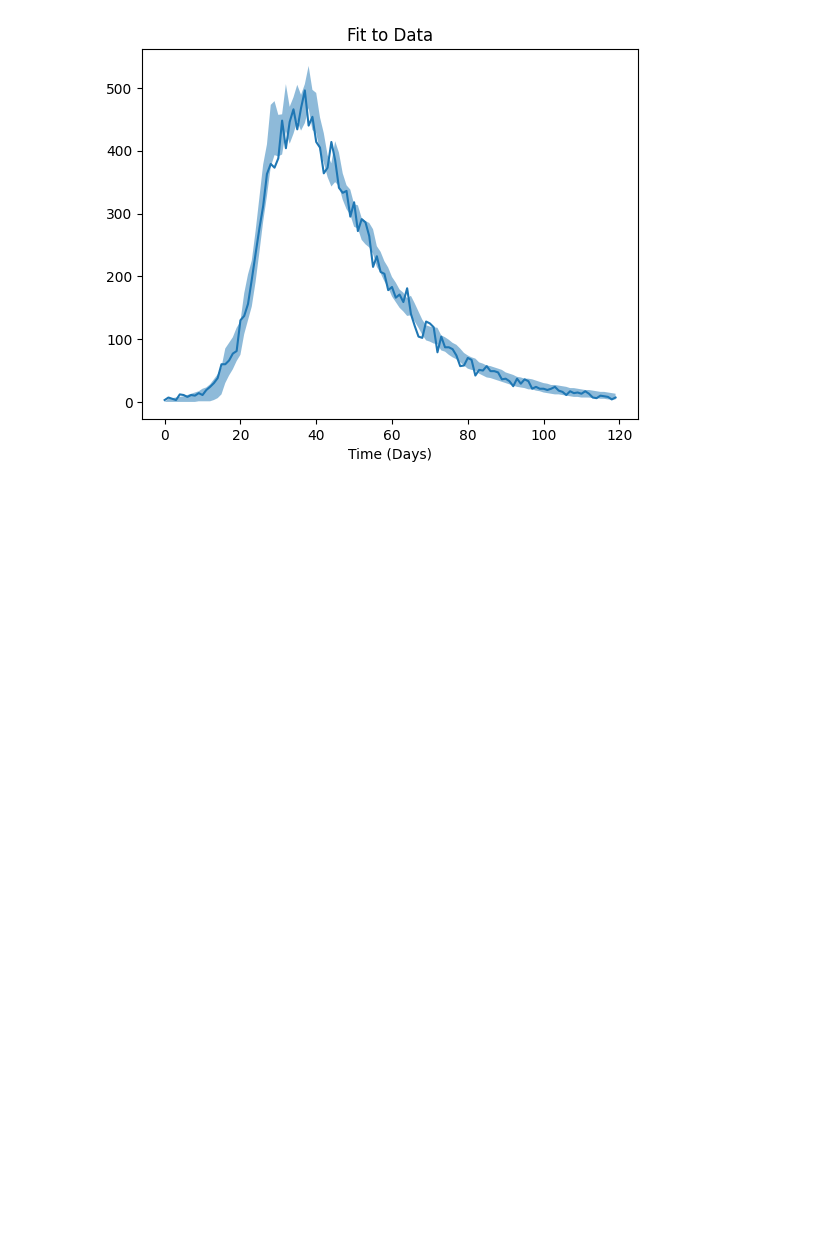
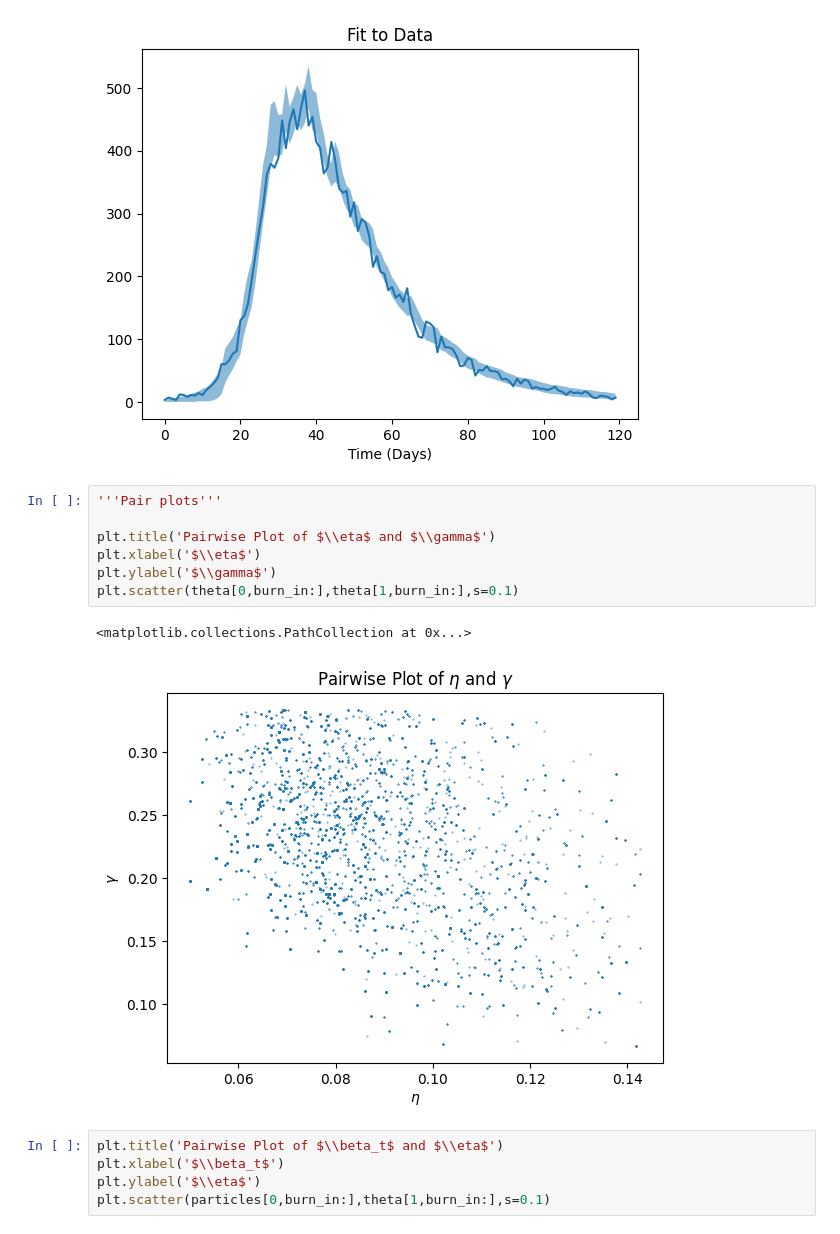
Before and after one commit to Averydx/PMCMC, a Jupyter notebook: examples/pmcmc_sir.ipynb, the cells around one changed output. Drawn from its saved outputs; the diff is of its cells as text; blank space fills up the shorter version.

```diff
--- a/examples/pmcmc_sir.ipynb
+++ b/examples/pmcmc_sir.ipynb
@@ -276,3 +277,18 @@ plt.fill_between(t_vec[::int(1/dt)],np.percentile(MLE_Observations[:,0,:].T,5,ax
 plt.show()
 # %% [output]
 [figure]
+# %%
+'''Pair plots'''
+
+plt.title('Pairwise Plot of $\\eta$ and $\\gamma$')
+plt.xlabel('$\\eta$')
+plt.ylabel('$\\gamma$')
+plt.scatter(theta[0,burn_in:],theta[1,burn_in:],s=0.1)
+# %% [output]
+<matplotlib.collections.PathCollection at 0x...>
+[figure, added]
+# %%
+plt.title('Pairwise Plot of $\\beta_t$ and $\\eta$')
+plt.xlabel('$\\beta_t$')
+plt.ylabel('$\\eta$')
+plt.scatter(particles[0,burn_in:],theta[1,burn_in:],s=0.1)
```
Also changed, not shown: parts of 2 cells of this notebook, 1 other file.
